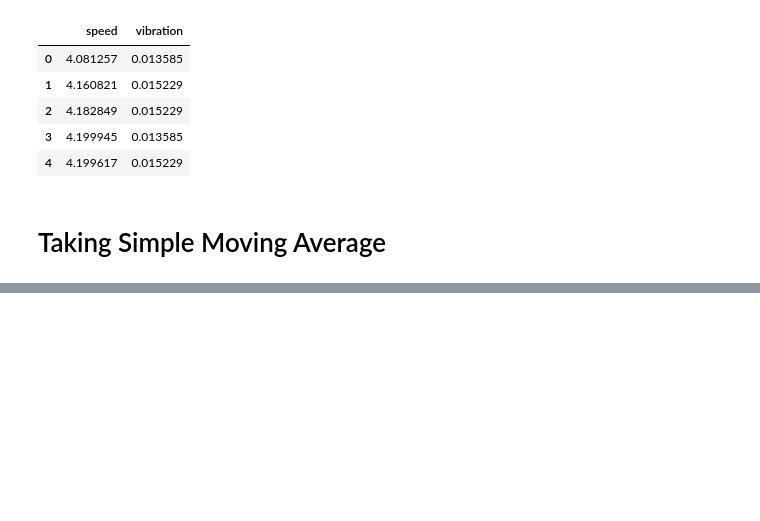
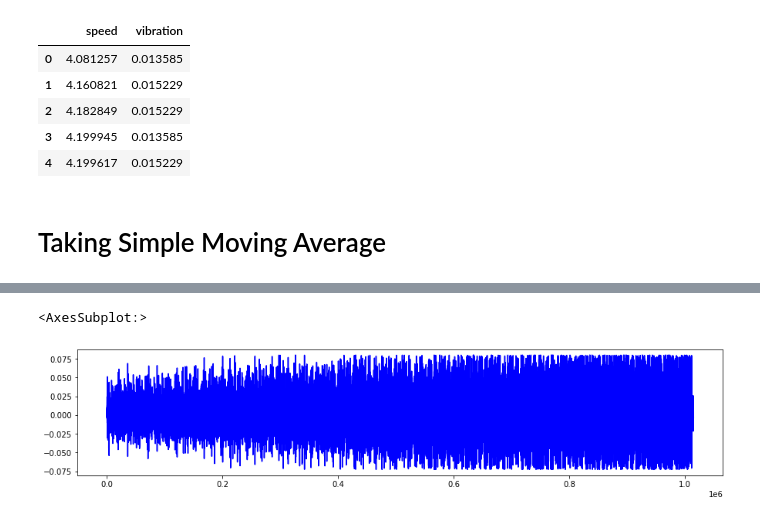
Before and after one commit to bahmad6890/machine-learning, a Jupyter notebook: merged.ipynb, the cells around one changed output, grey strips where cells are left out. Drawn from its saved outputs; the diff is of its cells as text; code cells hidden in the pictures; blank space fills up the shorter version.

```diff
--- a/merged.ipynb
+++ b/merged.ipynb
@@ -1049,0 +1257,5 @@ df
+# %%
+BIO_datasets = BallFault
+BIO_datasets = BIO_datasets.append(InnerFault)
+BIO_datasets = BIO_datasets.append(outerFault)
+BIO_datasets
@@ -1049,0 +1276,5 @@ df
+# %%
+BIO_datasets['vibration_SMA'].plot(color='b',figsize = (15,3))
+# %% [output]
+<AxesSubplot:>
+[figure, added]
```
Also changed, not shown: parts of 29 cells of this notebook.
